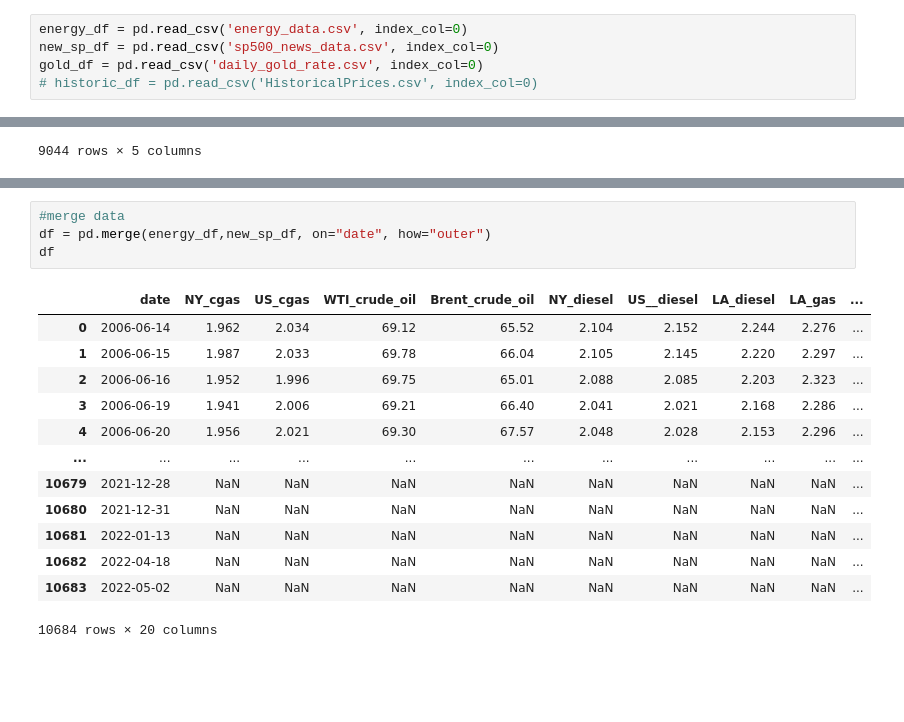
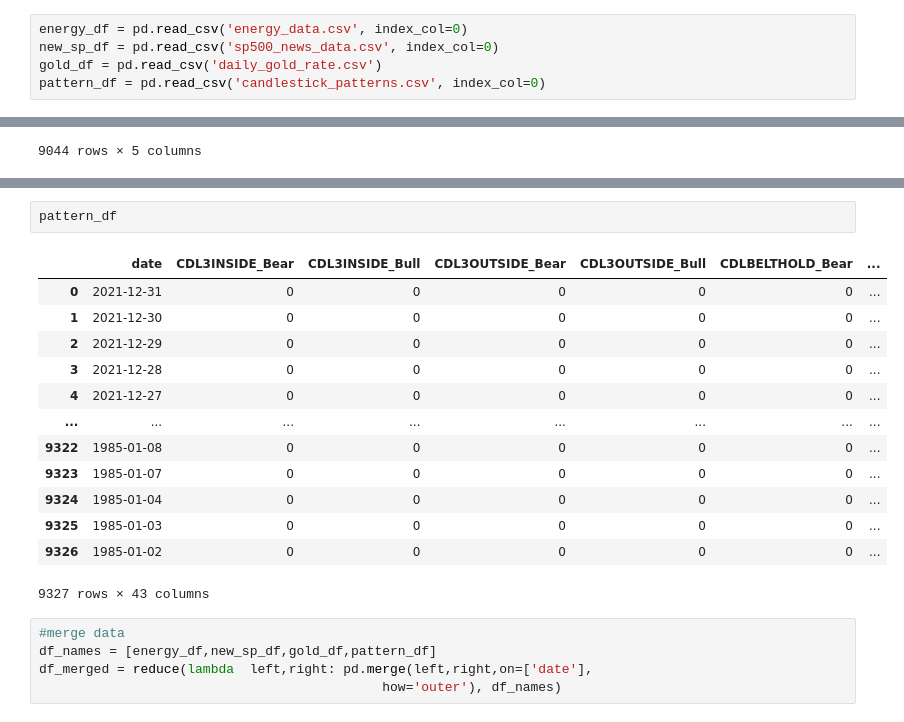
Before and after one commit to COGS118A/Group019-Sp22, a Jupyter notebook: Cleaning/Merge_all.ipynb, the cells around one changed output, grey strips where cells are left out. Drawn from its saved outputs; the diff is of its cells as text; blank space fills up the shorter version.

```diff
--- a/Cleaning/Merge_all.ipynb
+++ b/Cleaning/Merge_all.ipynb
@@ -6,8 +7,8 @@ import numpy as np
 # %%
 energy_df = pd.read_csv('energy_data.csv', index_col=0)
 new_sp_df = pd.read_csv('sp500_news_data.csv', index_col=0)
-gold_df = pd.read_csv('daily_gold_rate.csv', index_col=0)
-# historic_df = pd.read_csv('HistoricalPrices.csv', index_col=0)
+gold_df = pd.read_csv('daily_gold_rate.csv')
+pattern_df = pd.read_csv('candlestick_patterns.csv', index_col=0)
 # %%
 new_sp_df
 # %% [output]
@@ -63,20 +82,23 @@ gold_df
+# %%
+pattern_df
+# %% [output]
+|  | date | CDL3INSIDE_Bear | CDL3INSIDE_Bull | CDL3OUTSIDE_Bear | CDL3OUTSIDE_Bull | CDLBELTHOLD_Bear | ... |
+| 0 | 2021-12-31 | 0 | 0 | 0 | 0 | 0 | ... |
+| 1 | 2021-12-30 | 0 | 0 | 0 | 0 | 0 | ... |
+| 2 | 2021-12-29 | 0 | 0 | 0 | 0 | 0 | ... |
+| 3 | 2021-12-28 | 0 | 0 | 0 | 0 | 0 | ... |
+| 4 | 2021-12-27 | 0 | 0 | 0 | 0 | 0 | ... |
+| ... | ... | ... | ... | ... | ... | ... | ... |
+| 9322 | 1985-01-08 | 0 | 0 | 0 | 0 | 0 | ... |
+| 9323 | 1985-01-07 | 0 | 0 | 0 | 0 | 0 | ... |
+| 9324 | 1985-01-04 | 0 | 0 | 0 | 0 | 0 | ... |
+| 9325 | 1985-01-03 | 0 | 0 | 0 | 0 | 0 | ... |
+| 9326 | 1985-01-02 | 0 | 0 | 0 | 0 | 0 | ... |
+9327 rows × 43 columns
 # %%
 #merge data
-df = pd.merge(energy_df,new_sp_df, on="date", how="outer")
-df
+df_names = [energy_df,new_sp_df,gold_df,pattern_df]
+df_merged = reduce(lambda  left,right: pd.merge(left,right,on=['date'],
+                                            how='outer'), df_names)
-# %% [output]
-|  | date | NY_cgas | US_cgas | WTI_crude_oil | Brent_crude_oil | NY_diesel | US__diesel | LA_diesel | LA_gas | ... |
-| 0 | 2006-06-14 | 1.962 | 2.034 | 69.12 | 65.52 | 2.104 | 2.152 | 2.244 | 2.276 | ... |
-| 1 | 2006-06-15 | 1.987 | 2.033 | 69.78 | 66.04 | 2.105 | 2.145 | 2.220 | 2.297 | ... |
-| 2 | 2006-06-16 | 1.952 | 1.996 | 69.75 | 65.01 | 2.088 | 2.085 | 2.203 | 2.323 | ... |
-| 3 | 2006-06-19 | 1.941 | 2.006 | 69.21 | 66.40 | 2.041 | 2.021 | 2.168 | 2.286 | ... |
-| 4 | 2006-06-20 | 1.956 | 2.021 | 69.30 | 67.57 | 2.048 | 2.028 | 2.153 | 2.296 | ... |
-| ... | ... | ... | ... | ... | ... | ... | ... | ... | ... | ... |
-| 10679 | 2021-12-28 | NaN | NaN | NaN | NaN | NaN | NaN | NaN | NaN | ... |
-| 10680 | 2021-12-31 | NaN | NaN | NaN | NaN | NaN | NaN | NaN | NaN | ... |
-| 10681 | 2022-01-13 | NaN | NaN | NaN | NaN | NaN | NaN | NaN | NaN | ... |
-| 10682 | 2022-04-18 | NaN | NaN | NaN | NaN | NaN | NaN | NaN | NaN | ... |
-| 10683 | 2022-05-02 | NaN | NaN | NaN | NaN | NaN | NaN | NaN | NaN | ... |
-10684 rows × 20 columns
 # %%
 #drop NAN rows
```
Also changed, not shown: parts of 6 cells of this notebook, 4 other files.
